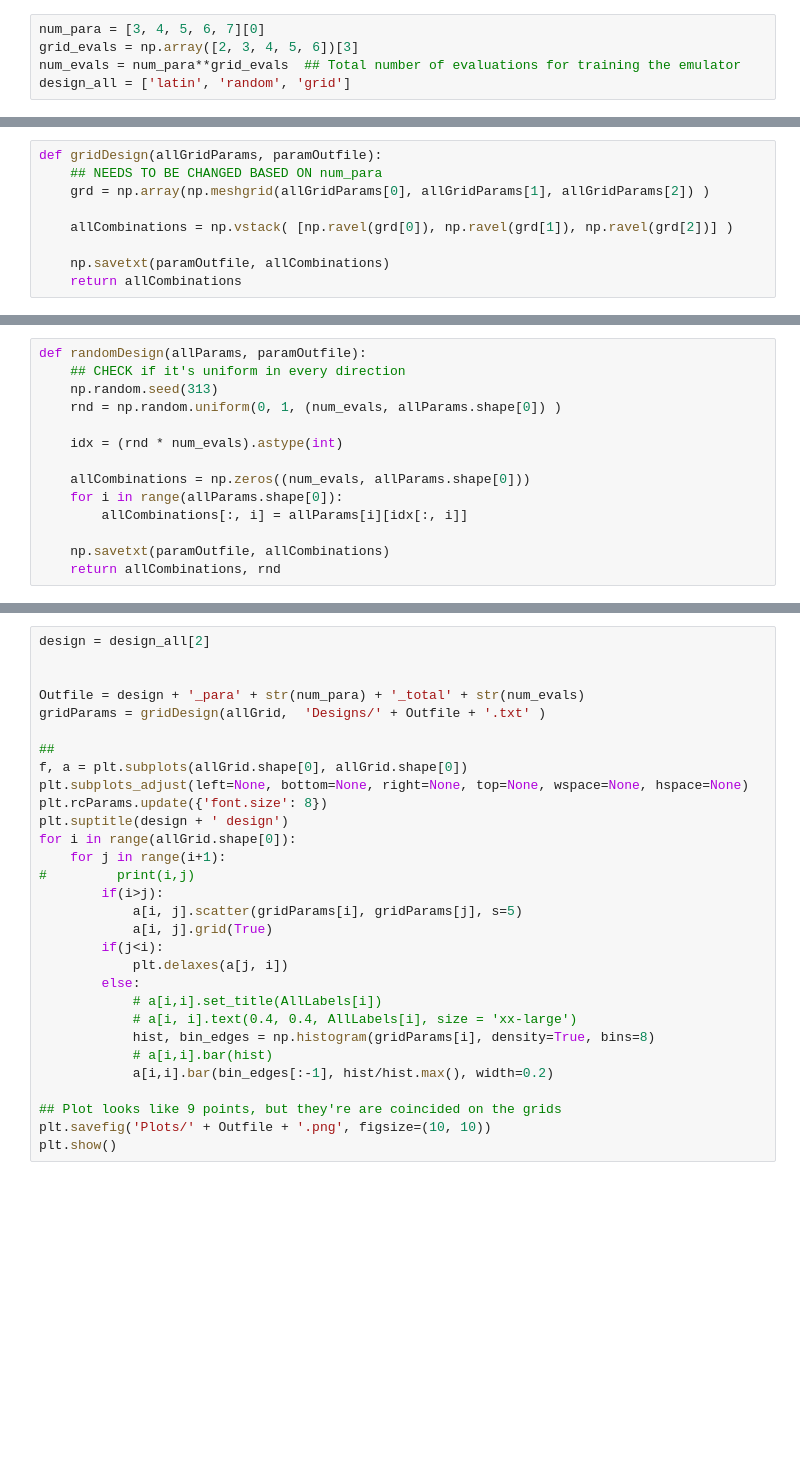
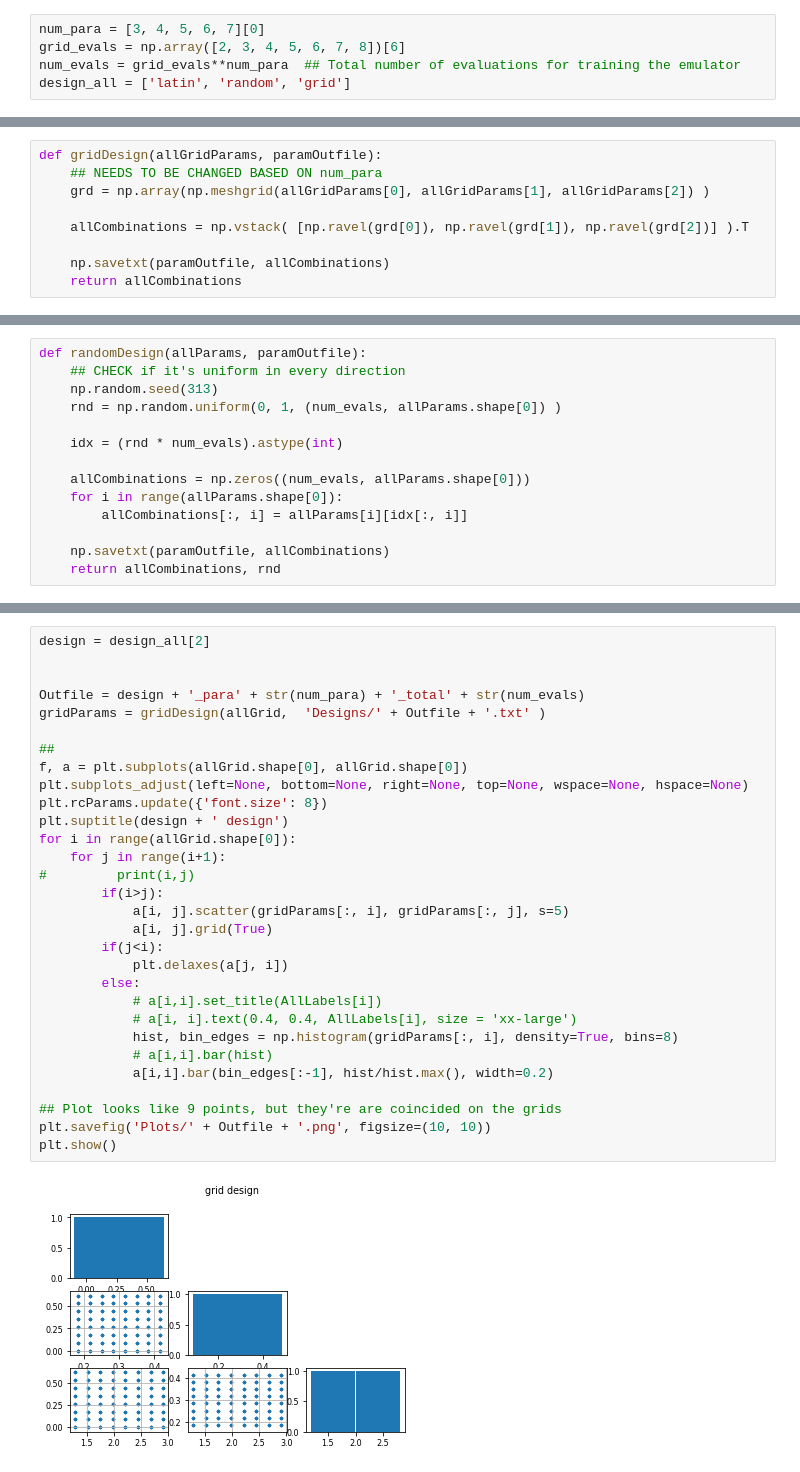
Before and after one commit to liuxx479/emudesgin, a Jupyter notebook: Samplers.ipynb, the cells around one changed output, grey strips where cells are left out. Drawn from its saved outputs; the diff is of its cells as text; blank space fills up the shorter version.

```diff
--- a/Samplers.ipynb
+++ b/Samplers.ipynb
@@ -18,8 +17,8 @@ from matplotlib import pyplot as plt
 import pyDOE as pyDOE
 # %%
 num_para = [3, 4, 5, 6, 7][0]
-grid_evals = np.array([2, 3, 4, 5, 6])[3]
-num_evals = num_para**grid_evals  ## Total number of evaluations for training the emulator
+grid_evals = np.array([2, 3, 4, 5, 6, 7, 8])[6]
+num_evals = grid_evals**num_para  ## Total number of evaluations for training the emulator
 design_all = ['latin', 'random', 'grid']
 # %%
 #### Parameters -- replace this and the limits #####
@@ -42,7 +41,7 @@ def gridDesign(allGridParams, paramOutfile):
     ## NEEDS TO BE CHANGED BASED ON num_para
     grd = np.array(np.meshgrid(allGridParams[0], allGridParams[1], allGridParams[2]) )
 
-    allCombinations = np.vstack( [np.ravel(grd[0]), np.ravel(grd[1]), np.ravel(grd[2])] )
+    allCombinations = np.vstack( [np.ravel(grd[0]), np.ravel(grd[1]), np.ravel(grd[2])] ).T
 
     np.savetxt(paramOutfile, allCombinations)
     return allCombinations
@@ -141,30 +144,32 @@ plt.show()
 # %%
 design = design_all[2]
 
 
 Outfile = design + '_para' + str(num_para) + '_total' + str(num_evals)
 gridParams = gridDesign(allGrid,  'Designs/' + Outfile + '.txt' )
 
 ##
 f, a = plt.subplots(allGrid.shape[0], allGrid.shape[0])
 plt.subplots_adjust(left=None, bottom=None, right=None, top=None, wspace=None, hspace=None)
 plt.rcParams.update({'font.size': 8})
 plt.suptitle(design + ' design')
 for i in range(allGrid.shape[0]):
     for j in range(i+1):
 #         print(i,j)
         if(i>j):
-            a[i, j].scatter(gridParams[i], gridParams[j], s=5)
+            a[i, j].scatter(gridParams[:, i], gridParams[:, j], s=5)
             a[i, j].grid(True)
         if(j<i):
             plt.delaxes(a[j, i])
         else:
             # a[i,i].set_title(AllLabels[i])
             # a[i, i].text(0.4, 0.4, AllLabels[i], size = 'xx-large')
-            hist, bin_edges = np.histogram(gridParams[i], density=True, bins=8)
+            hist, bin_edges = np.histogram(gridParams[:, i], density=True, bins=8)
             # a[i,i].bar(hist)
             a[i,i].bar(bin_edges[:-1], hist/hist.max(), width=0.2)
 
 ## Plot looks like 9 points, but they're are coincided on the grids
 plt.savefig('Plots/' + Outfile + '.png', figsize=(10, 10))
 plt.show()
+# %% [output]
+[figure, added]
```
Also changed, not shown: parts of 7 cells of this notebook, 52 other files.
